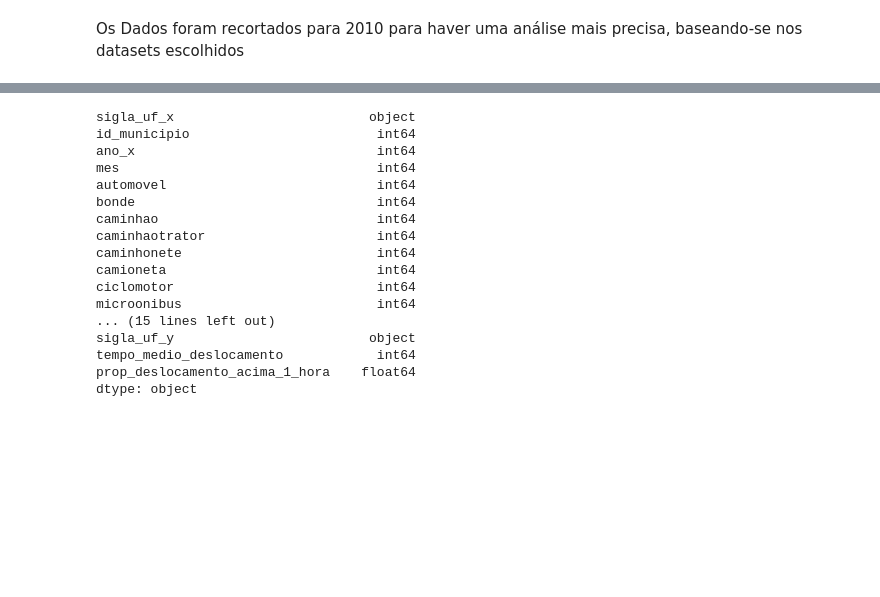
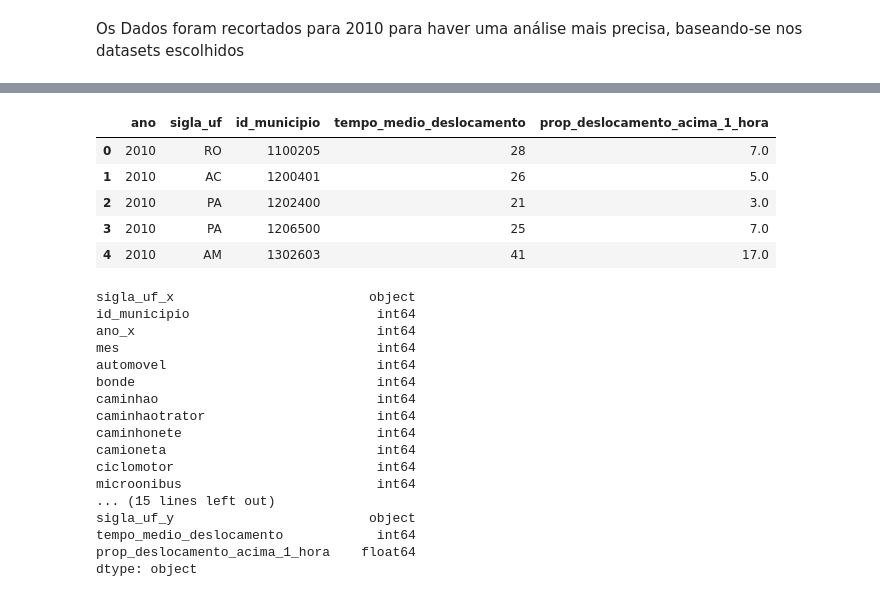
Before and after one commit to roguzf2/Ps_Analytica_Rodrigo_Guzman, a Jupyter notebook: tarefa_A2.ipynb, the cells around one changed output, grey strips where cells are left out. Cells and saved outputs as stored; diff of their text form; code cells hidden in the pictures; blank space fills up the shorter version.

```diff
--- a/tarefa_A2.ipynb
+++ b/tarefa_A2.ipynb
@@ -19,3 +29,13 @@ Os Dados foram recortados para 2010 para haver uma análise mais precisa, basean
+# %%
+# 5 primeiros dados da Data frame tempo_deslocamento_casa_trabalho:
+DF_2.head(5)
+# %% [output]
+|  | ano | sigla_uf | id_municipio | tempo_medio_deslocamento | prop_deslocamento_acima_1_hora |
+| 0 | 2010 | RO | 1100205 | 28 | 7.0 |
+| 1 | 2010 | AC | 1200401 | 26 | 5.0 |
+| 2 | 2010 | PA | 1202400 | 21 | 3.0 |
+| 3 | 2010 | PA | 1206500 | 25 | 7.0 |
+| 4 | 2010 | AM | 1302603 | 41 | 17.0 |
 # %%
 # tipos de dados do Data frame pós merge:
 DF.dtypes
```
Also changed, not shown: parts of 10 cells of this notebook.
